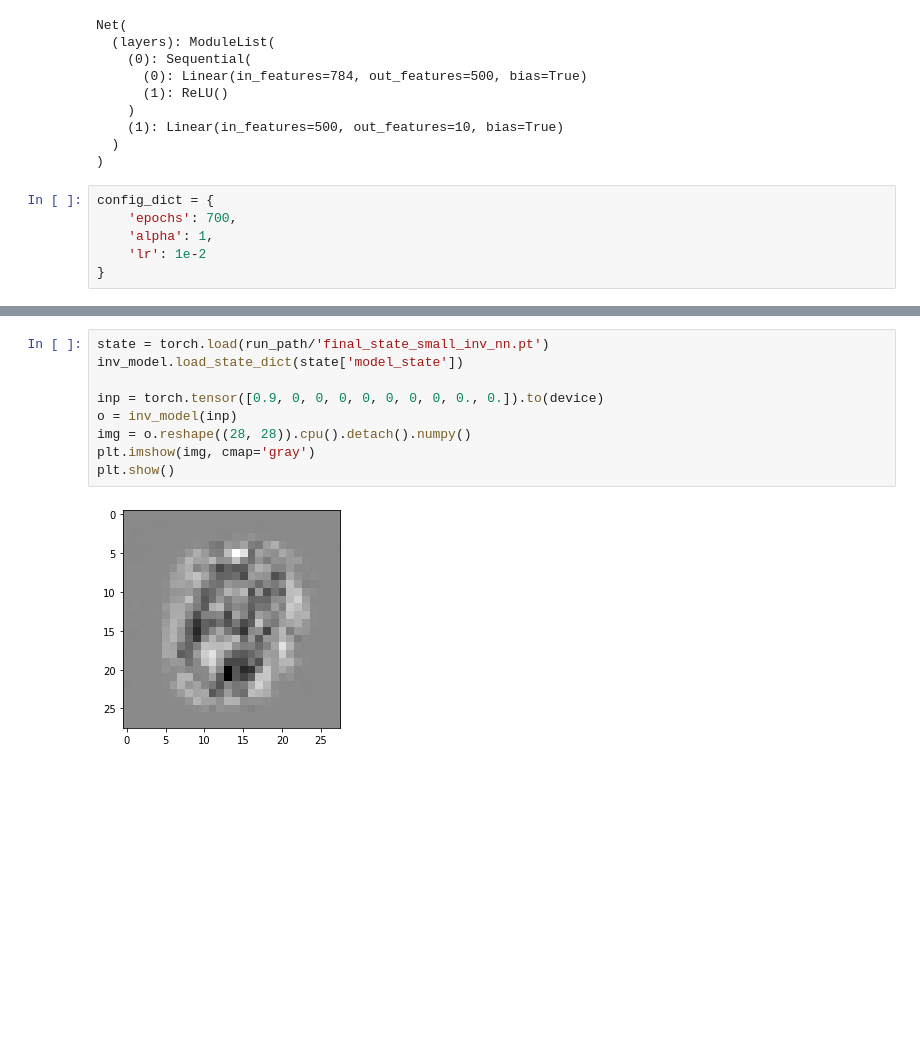
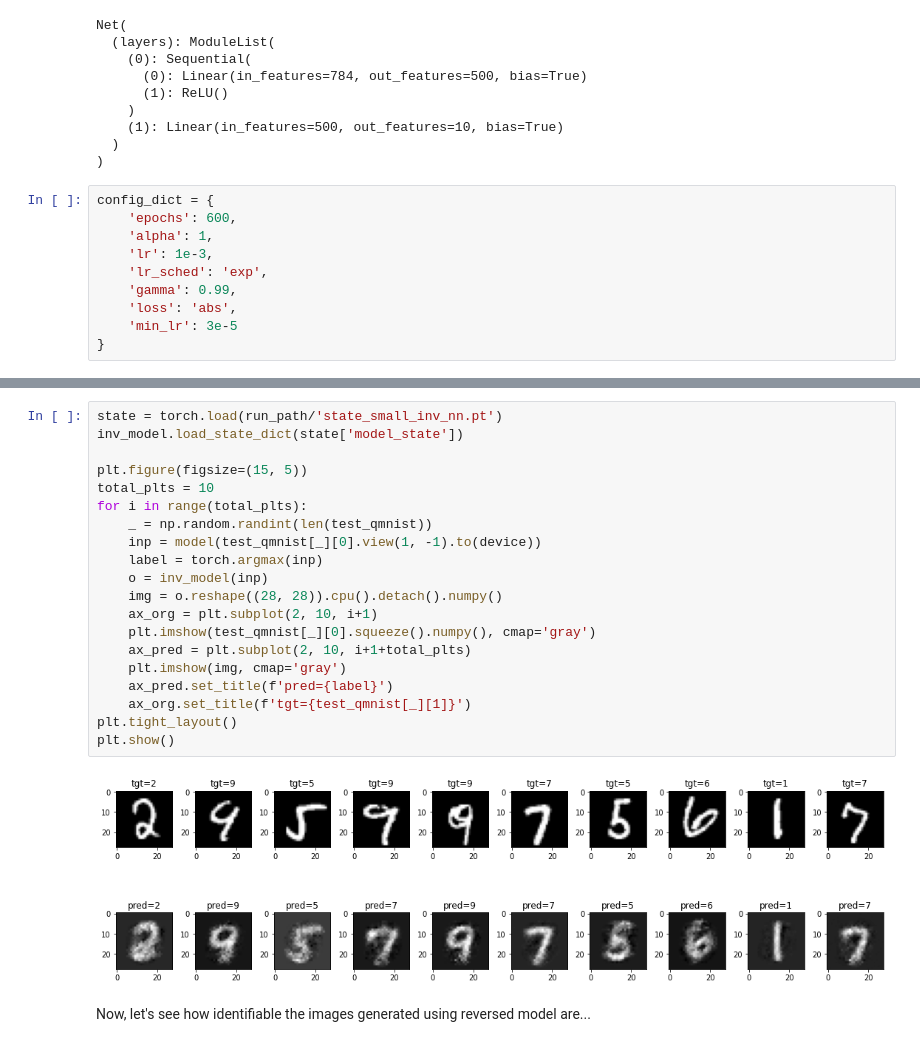
Before and after one commit to nayash/neural-nets-are-reversible, a Jupyter notebook: src/inverse-of-network-mnist.ipynb, the cells around one changed output, grey strips where cells are left out. Saved outputs shown, nothing was run; the diff lists cells and outputs as text; blank space fills up the shorter version.

```diff
--- a/src/inverse-of-network-mnist.ipynb
+++ b/src/inverse-of-network-mnist.ipynb
@@ -168,9 +168,13 @@ Net(
 )
 # %%
 config_dict = {
-    'epochs': 700,
+    'epochs': 600,
     'alpha': 1,
-    'lr': 1e-2
+    'lr': 1e-3,
+    'lr_sched': 'exp',
+    'gamma': 0.99,
+    'loss': 'abs',
+    'min_lr': 3e-5
 }
 # %%
 class InvNet(nn.Module):
@@ -445,11 +560,24 @@ Synced lr_1e-2: https://wandb.ai/nayash/nn-are-reversible/runs/lr_1e-2
-# %%
-state = torch.load(run_path/'final_state_small_inv_nn.pt')
-inv_model.load_state_dict(state['model_state'])
-
-inp = torch.tensor([0.9, 0, 0, 0, 0, 0, 0, 0, 0., 0.]).to(device)
-o = inv_model(inp)
-img = o.reshape((28, 28)).cpu().detach().numpy()
-plt.imshow(img, cmap='gray')
-plt.show()
-# %% [output]
-[figure, removed]
+# %%
+state = torch.load(run_path/'state_small_inv_nn.pt')
+inv_model.load_state_dict(state['model_state'])
+
+plt.figure(figsize=(15, 5))
+total_plts = 10
+for i in range(total_plts):
+    _ = np.random.randint(len(test_qmnist))
+    inp = model(test_qmnist[_][0].view(1, -1).to(device))
+    label = torch.argmax(inp)
+    o = inv_model(inp)
+    img = o.reshape((28, 28)).cpu().detach().numpy()
+    ax_org = plt.subplot(2, 10, i+1)
+    plt.imshow(test_qmnist[_][0].squeeze().numpy(), cmap='gray')
+    ax_pred = plt.subplot(2, 10, i+1+total_plts)
+    plt.imshow(img, cmap='gray')
+    ax_pred.set_title(f'pred={label}')
+    ax_org.set_title(f'tgt={test_qmnist[_][1]}')
+plt.tight_layout()
+plt.show()
+# %% [output]
+[figure, added]
+# %% [markdown]
+Now, let's see how identifiable the images generated using reversed model are...
```
Also changed, not shown: parts of 6 cells of this notebook.
